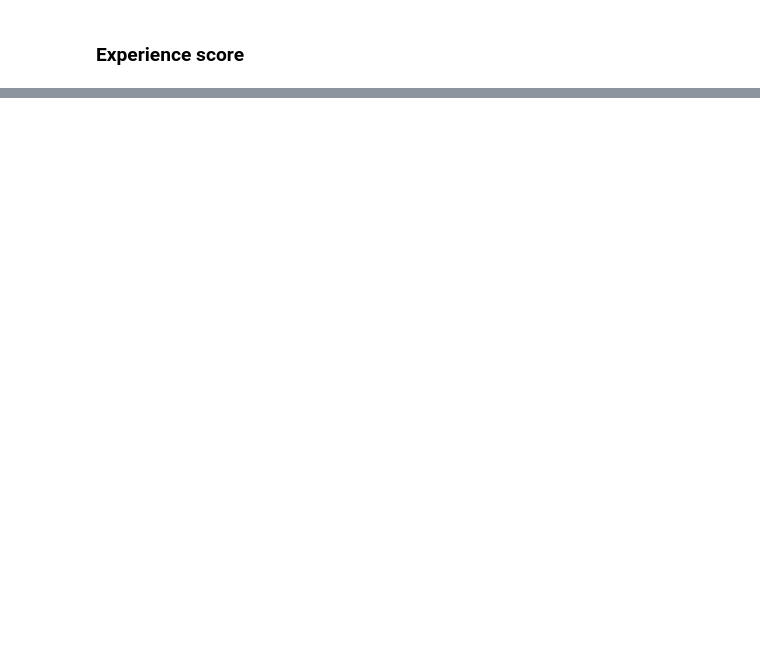
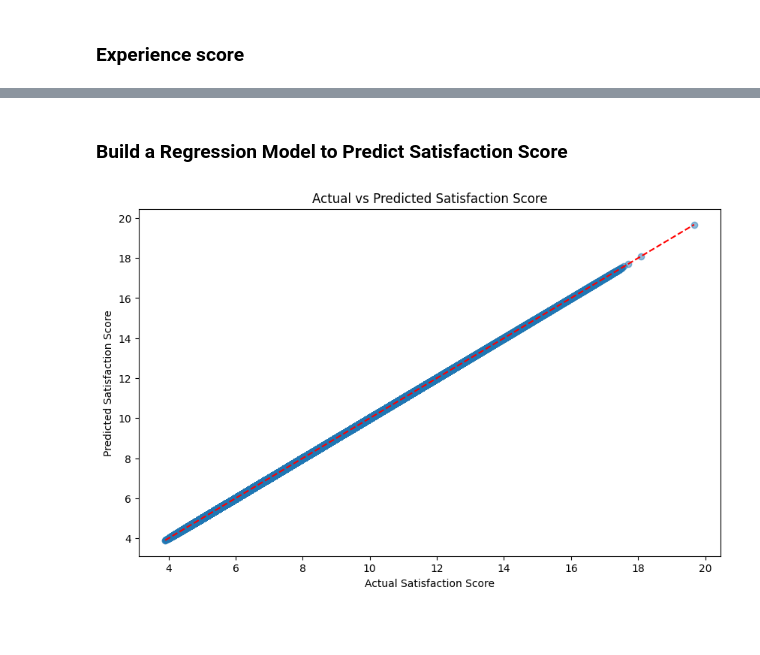
Before and after one commit to Ethel-Star/W2.Situation_Overview-, a Jupyter notebook: notebooks/User_Satisfaction_Analysis.ipynb, the cells around one changed output, grey strips where cells are left out. Saved outputs shown, nothing was run; the diff lists cells and outputs as text; code cells hidden in the pictures; blank space fills up the shorter version.

Commit message:
Engeagement, Experiance score, and satsfaction score based on MSIDIN and Build Model a Regression Model to predict Satisfaction Score

```diff
--- a/notebooks/User_Satisfaction_Analysis.ipynb
+++ b/notebooks/User_Satisfaction_Analysis.ipynb
@@ -140,3 +152,9 @@ Experience scores calculated.
 2        0         10.516003
 3        1         10.554859
 4        1          9.794460
+# %%
+df_engagement = df_with_engagement_scores[['MSISDN', 'Engagement_score']]
+# Select relevant columns from df_with_experience_scores
+df_experience = df_with_experience_scores[['MSISDN', 'Experience_score']]
+# Merge the DataFrames on 'MSISDN'
+merged_df = pd.merge(df_engagement, df_experience, on='MSISDN')
@@ -142,0 +173,8 @@ Experience scores calculated.
+# %%
+# Calculate the Satisfaction_score as the average of Engagement_score and Experience_score
+merged_df['Satisfaction_score'] = (merged_df['Engagement_score'] + merged_df['Experience_score']) / 2
+# Sort the DataFrame by Satisfaction_score in descending order and select the top 10
+top_10_satisfied_customers = merged_df.sort_values(by='Satisfaction_score', ascending=False).head(10)
+
+# Display the results
+print("Top 10 Satisfied Customers:\n", top_10_satisfied_customers[['MSISDN', 'Satisfaction_score']])
@@ -142,0 +194,4 @@ Experience scores calculated.
+# %%
+# Select only the necessary columns
+Merged_Re_df = merged_df[['MSISDN', 'Engagement_score', 'Experience_score', 'Satisfaction_score']]
+Merged_Re_df.head()
@@ -142,0 +205,20 @@ Experience scores calculated.
+# %% [markdown]
+### Build a Regression Model to Predict Satisfaction Score
+# %%
+data_utils = DataUtils(Merged_Re_df)
+
+# Preprocess the data
+data_utils.preprocess_data()
+
+# Train the model and get predictions
+model, predictions_df = data_utils.train_and_predict_model()
+
+# Plot the predictions vs actual values
+data_utils.plot_predictions_vs_actual(predictions_df)
+
+# Save predictions to a CSV file
+predictions_df.to_csv(r'E:\2017.Study\Tenx\Week-2\Data\predictions_with_msisdn.csv', index=False)
+# %% [output]
+[figure, added]
+# %% [markdown]
+###
```
Also changed, not shown: parts of 8 cells of this notebook.
